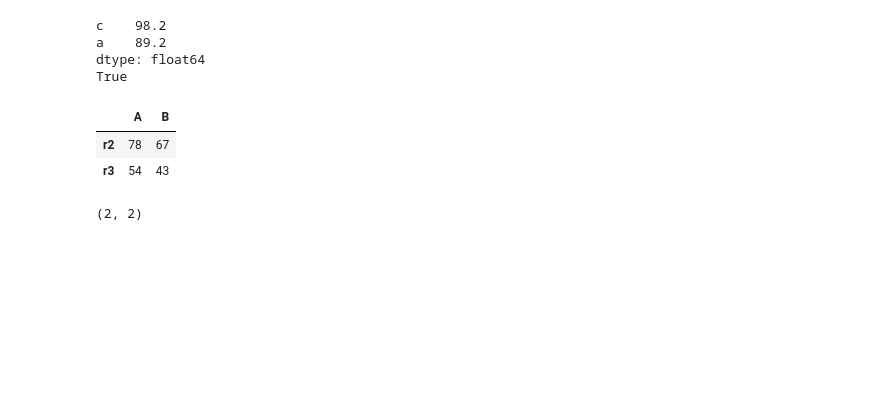
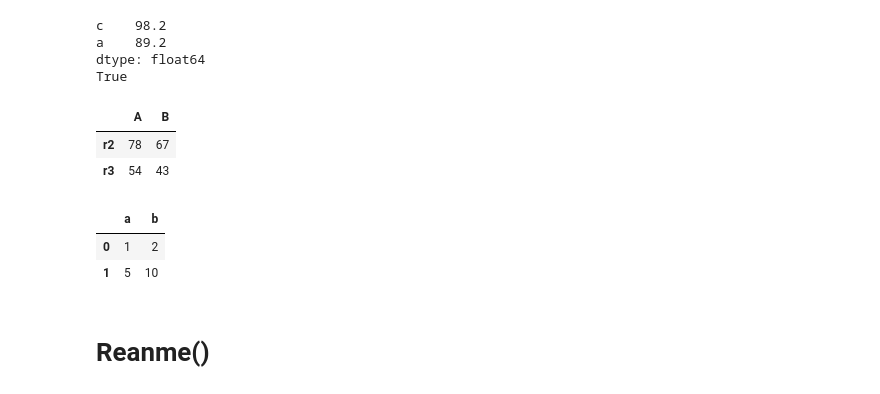
Before and after one commit to whatsupabhijit/py_rambling, a Jupyter notebook: pandas/panda.ipynb, the cells around one changed output. Saved outputs shown, nothing was run; the diff lists cells and outputs as text; code cells hidden in the pictures; blank space fills up the shorter version.

Commit message:
added rename() of dataframe

```diff
--- a/pandas/panda.ipynb
+++ b/pandas/panda.ipynb
@@ -1340,6 +1358,10 @@ df.loc['r2':'r3']
 # %%
 data = [{'a': 1, 'b': 2}, {'a': 5, 'b': 10, 'c': 20}]
 df = pd.DataFrame(data, columns=['a', 'b'])
-df.shape
+df
 # %% [output]
-(2, 2)
+|  | a | b |
+| 0 | 1 | 2 |
+| 1 | 5 | 10 |
+# %% [markdown]
+# Reanme()
```
Also changed, not shown: parts of 5 cells of this notebook.
